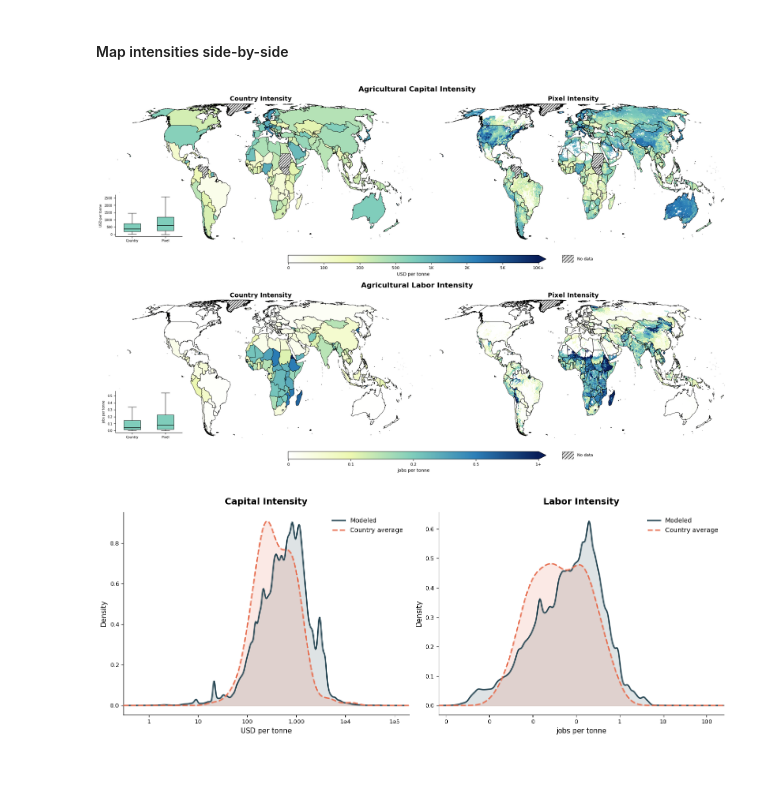
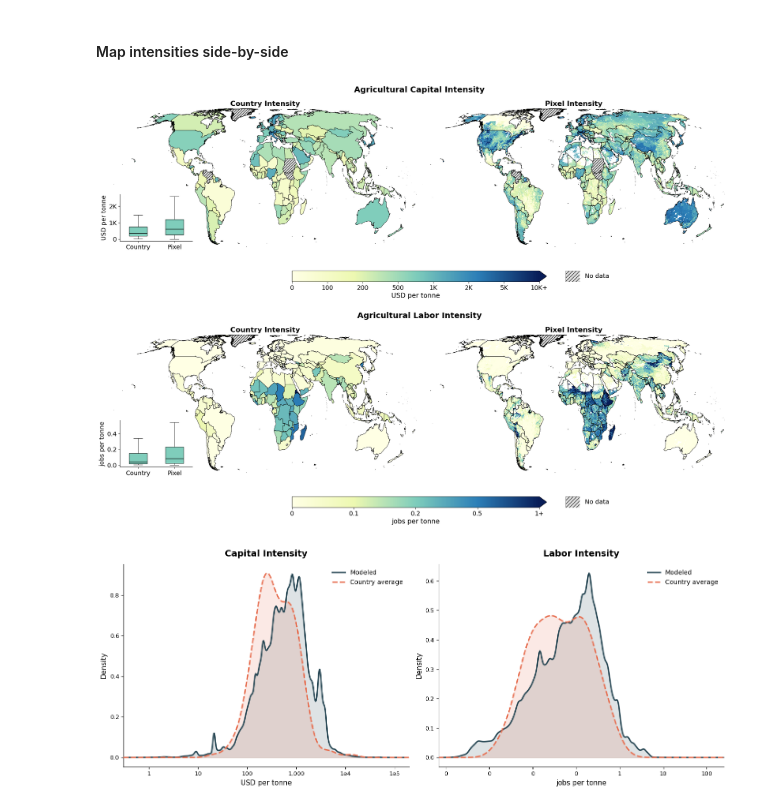
Before and after one commit to carinamani/AgDownscaling, a Jupyter notebook: 04_FIGURES/map_intensities_side_by_side.ipynb, the cells around one changed output. Drawn from its saved outputs; the diff is of its cells as text; code cells hidden in the pictures; blank space fills up the shorter version.

```diff
--- a/04_FIGURES/map_intensities_side_by_side.ipynb
+++ b/04_FIGURES/map_intensities_side_by_side.ipynb
@@ -301,7 +302,7 @@ def plot_intensity_stacked(specs, country_gdf, out_path, missing_color="#e0e0e0"
     fig_width = 20
     panel_width = fig_width / 2
     map_height = panel_width * (data_h / data_w)
-    row_height = map_height + 1.4
+    row_height = map_height + 2.3  # extra room for row gap + larger titles/colorbar text
     fig_height = row_height * 2
 
     fig, axes = plt.subplots(2, 2, figsize=(fig_width, fig_height))
@@ -317,8 +318,8 @@ def plot_intensity_stacked(specs, country_gdf, out_path, missing_color="#e0e0e0"
         value_plot = raster.squeeze()
 
         cmap = mcolors.LinearSegmentedColormap.from_list(
-            "white_ylgnbu",
-            ["#ffffff", "#edf8b1", "#7fcdbb", "#2c7fb8", "#081d58"]
+            "ylgnbu",
+            ["#ffffe5", "#edf8b1", "#7fcdbb", "#2c7fb8", "#081d58"]
         )
         cmap.set_over("#081d58")
 
@@ -349,7 +350,7 @@ def plot_intensity_stacked(specs, country_gdf, out_path, missing_color="#e0e0e0"
         ax0.set_ylim(miny, maxy)
         ax0.set_aspect("equal")
         ax0.set_axis_off()
-        ax0.set_title("Country Intensity", fontsize=14, weight="bold")
+        ax0.set_title("Country Intensity", fontsize=16, weight="bold")
 
         # --- Panel 2: pixel intensity ---
         country_gdf[country_gdf[coverage_col] == 0].plot(
@@ -367,7 +368,7 @@ def plot_intensity_stacked(specs, country_gdf, out_path, missing_color="#e0e0e0"
         ax1.set_ylim(miny, maxy)
         ax1.set_aspect("equal")
         ax1.set_axis_off()
-        ax1.set_title("Pixel Intensity", fontsize=14, weight="bold")
+        ax1.set_title("Pixel Intensity", fontsize=16, weight="bold")
 
         # --- Boxplot inset (this stays here — inset_axes is relative to ax0, so it's layout-safe) ---
         country_vals = country_has_data[value_col].dropna().values
@@ -375,7 +376,7 @@ def plot_intensity_stacked(specs, country_gdf, out_path, missing_color="#e0e0e0"
         pixel_vals = pixel_vals[np.isfinite(pixel_vals)]
         pixel_vals = pixel_vals[pixel_vals > 0]
 
-        box_ax = ax0.inset_axes([0.02, 0.04, 0.22, 0.30], transform=ax0.transAxes)
+        box_ax = ax0.inset_axes([0.02, 0.04, 0.24, 0.34], transform=ax0.transAxes)
         box_ax.boxplot(
             [country_vals, pixel_vals],
             labels=["Country", "Pixel"],
@@ -389,13 +390,21 @@ def plot_intensity_stacked(specs, country_gdf, out_path, missing_color="#e0e0e0"
         )
         box_ax.set_facecolor("white")
         box_ax.patch.set_alpha(0.85)
-        box_ax.tick_params(labelsize=7)
-        box_ax.set_ylabel(cbar_label, fontsize=7)
+        box_ax.tick_params(labelsize=14)
+        box_ax.set_ylabel(cbar_label, fontsize=14)
         for spine in ["top", "right"]:
             box_ax.spines[spine].set_visible(False)
 
+        # Match boxplot y-axis tick format to the map legend (K-notation for large values)
+        if max(bounds) >= 1000:
+            def k_formatter(x, pos):
+                if x >= 1000:
+                    return f'{x/1000:.0f}K'
+                return f'{x:.0f}'
+            box_ax.yaxis.set_major_formatter(mticker.FuncFormatter(k_formatter))
+
     # --- Finalize layout FIRST — everything placed with fig.text/fig.add_axes must come after this ---
-    fig.subplots_adjust(left=0.02, right=0.98, top=0.93, bottom=0.06, hspace=0.42, wspace=0.02)
+    fig.subplots_adjust(left=0.02, right=0.98, top=0.92, bottom=0.08, hspace=0.6, wspace=0.02)
     fig.canvas.draw()
 
     # --- NOW place row titles, using each row's true post-layout axes positions ---
@@ -410,8 +419,8 @@ def plot_intensity_stacked(specs, country_gdf, out_path, missing_color="#e0e0e0"
         row_pos_right = ax1.get_position()
         fig.text(
             (row_pos_left.x0 + row_pos_right.x1) / 2,
-            title_bbox_fig.y1 + 0.012,
-            spec["row_title"], fontsize=16, weight="bold", ha="center"
+            title_bbox_fig.y1 + 0.02,
+            spec["row_title"], fontsize=18, weight="bold", ha="center"
         )
 
     # --- Per-row shared colorbar + no-data legend (unchanged from before) ---
@@ -427,14 +436,14 @@ def plot_intensity_stacked(specs, country_gdf, out_path, missing_color="#e0e0e0"
 
         cbar_width = 0.4
         cbar_x0 = (pos0.x0 + pos1.x1) / 2 - cbar_width / 2
-        cbar_y0 = pos0.y0 - 0.055
-        cbar_height = 0.02
+        cbar_y0 = pos0.y0 - 0.08
+        cbar_height = 0.025
 
         cbar_ax = fig.add_axes([cbar_x0, cbar_y0, cbar_width, cbar_height])
 
         cmap = mcolors.LinearSegmentedColormap.from_list(
-            "white_ylgnbu",
-            ["#ffffff", "#edf8b1", "#7fcdbb", "#2c7fb8", "#081d58"]
+            "ylgnbu",
+            ["#ffffe5", "#edf8b1", "#7fcdbb", "#2c7fb8", "#081d58"]
         )
         cmap.set_over("#081d58")
         positions = np.linspace(0, 1, len(bounds))
@@ -449,13 +458,13 @@ def plot_intensity_stacked(specs, country_gdf, out_path, missing_color="#e0e0e0"
         sm = plt.cm.ScalarMappable(cmap=cmap, norm=norm)
 
         cbar = fig.colorbar(sm, cax=cbar_ax, orientation="horizontal", extend='max', extendfrac=0.03)
-        cbar.set_label(cbar_label, fontsize=10)
-        cbar.ax.tick_params(labelsize=9)
+        cbar.set_label(cbar_label, fontsize=15)
+        cbar.ax.tick_params(labelsize=14)
         cbar.set_ticks(bounds)
         cbar.set_ticklabels(labels)
 
-        swatch_size = 0.018
-        gap = 0.025
+        swatch_size = 0.022
+        gap = 0.03
         legend_ax = fig.add_axes([cbar_x0 + cbar_width + gap, cbar_y0, swatch_size, cbar_height])
         legend_ax.add_patch(mpatches.Rectangle(
             (0, 0), 1, 1, facecolor=missing_color, edgecolor="black", linewidth=0.5, hatch="///"
@@ -465,43 +474,43 @@ def plot_intensity_stacked(specs, country_gdf, out_path, missing_color="#e0e0e0"
         legend_ax.axis("off")
 
         fig.text(
-            cbar_x0 + cbar_width + gap + swatch_size + 0.005,
+            cbar_x0 + cbar_width + gap + swatch_size + 0.008,
             cbar_y0 + cbar_height / 2,
-            "No data", fontsize=9, va="center", ha="left"
+            "No data", fontsize=14, va="center", ha="left"
         )
 
     fig.savefig(out_path, dpi=300, bbox_inches="tight", pad_inches=0.1)
     plt.show()
 
 
 # --- Build the combined figure ---
 specs = [
     dict(
         raster=capital_intensity,
         value_col="capital_intensity_USD_per_tonne",
         coverage_col="has_capital_data",
         bounds=[0, 100, 200, 500, 1000, 2000, 5000, 10000],
         labels=['0', '100', '200', '500', '1K', '2K', '5K', '10K+'],
         row_title="Agricultural Capital Intensity",
         cbar_label="USD per tonne",
     ),
     dict(
         raster=labor_intensity,
         value_col="labor_intensity_jobs_per_tonne",
         coverage_col="has_labor_data",
         bounds=[0, 0.1, 0.2, 0.5, 1],
         labels=['0', '0.1', '0.2', '0.5', '1+'],
         row_title="Agricultural Labor Intensity",
         cbar_label="jobs per tonne",
     ),
 ]
 
 plot_intensity_stacked(
     specs, country_boundaries,
     out_path=f"{fd}/capital_labor_intensity_stacked.png"
 )
 # %% [output]
-[figure, old version]
+[figure, new version]
 # %%
 ##### Density plot: modeled (pixel-level) vs. country-average intensities (from country_boundaries)
 
```
Also changed, not shown: parts of 1 cell of this notebook, 2 other files.
